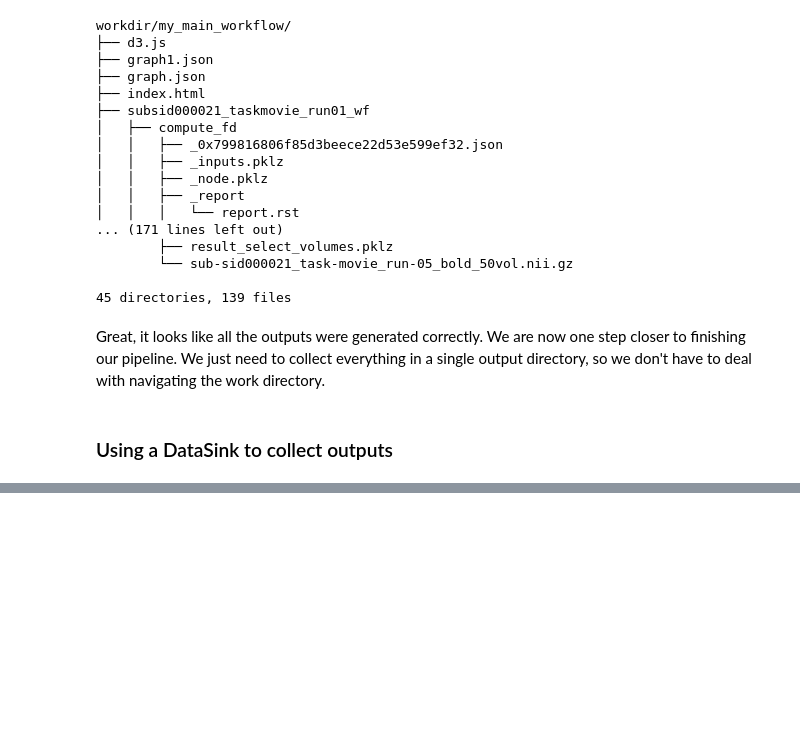
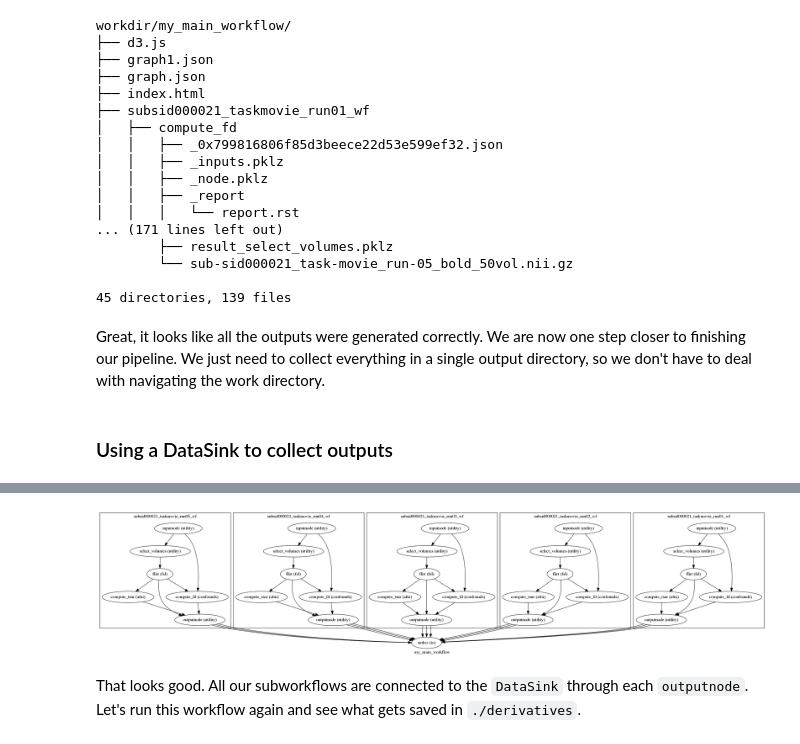
Before and after one commit to mvdoc/nipype-tutorial, a Jupyter notebook: 03-extending-our-first-workflow.ipynb, the cells around one changed output, grey strips where cells are left out. Cells and saved outputs as stored; diff of their text form; code cells hidden in the pictures; blank space fills up the shorter version.

```diff
--- a/03-extending-our-first-workflow.ipynb
+++ b/03-extending-our-first-workflow.ipynb
@@ -634,0 +683,6 @@ Great, it looks like all the outputs were generated correctly. We are now one st
+# %%
+Image('mymainworkflow_v2.png')
+# %% [output]
+[figure, added]
+# %% [markdown]
+That looks good. All our subworkflows are connected to the `DataSink` through each `outputnode`. Let's run this workflow again and see what gets saved in `./derivatives`.
```
Also changed, not shown: parts of 25 cells of this notebook.
